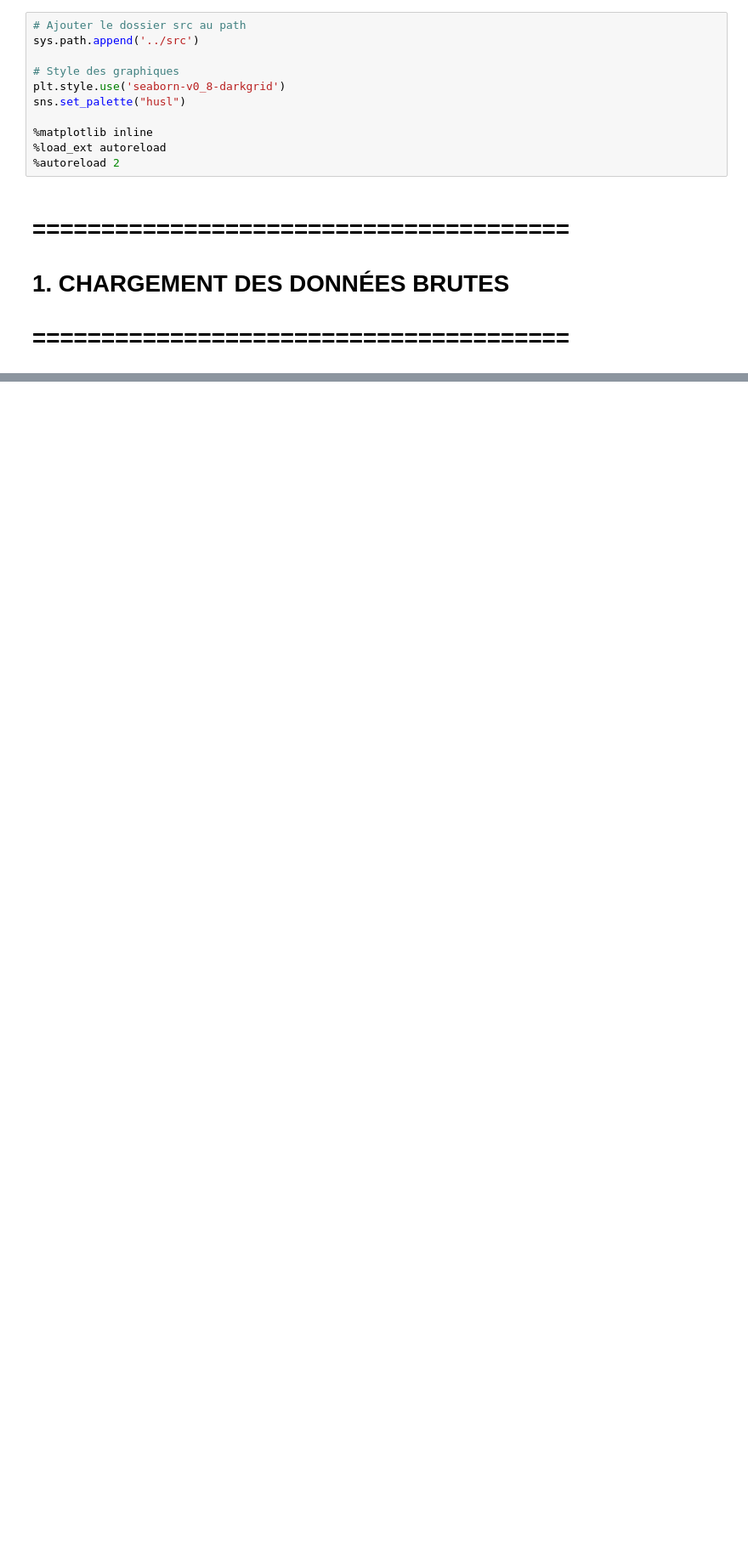
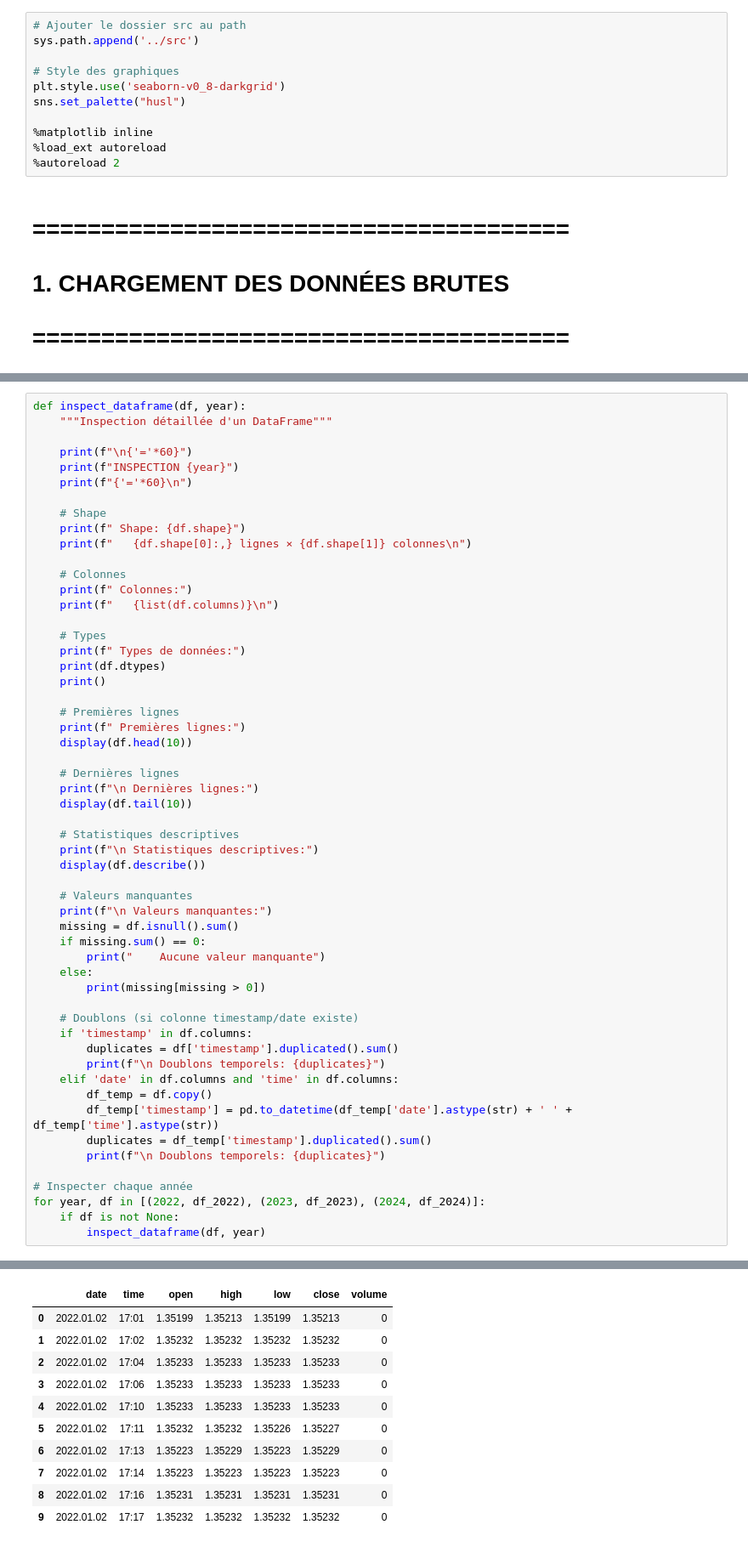
Before and after one commit to ivpalas/Projet-Trading-API, a Jupyter notebook: notebooks/01_exploration.ipynb, the cells around one changed output, grey strips where cells are left out. Shown at 85% size. Cells and saved outputs as stored; diff of their text form; blank space fills up the shorter version.

```diff
--- a/notebooks/01_exploration.ipynb
+++ b/notebooks/01_exploration.ipynb
@@ -45,0 +91,56 @@ df_2024 = load_raw_csv(2024)
+# %%
+def inspect_dataframe(df, year):
+    """Inspection détaillée d'un DataFrame"""
+
+    print(f"\n{'='*60}")
+    print(f"INSPECTION {year}")
+    print(f"{'='*60}\n")
+
+    # Shape
+    print(f" Shape: {df.shape}")
+    print(f"   {df.shape[0]:,} lignes × {df.shape[1]} colonnes\n")
+
+    # Colonnes
+    print(f" Colonnes:")
+    print(f"   {list(df.columns)}\n")
+
+    # Types
+    print(f" Types de données:")
+    print(df.dtypes)
+    print()
+
+    # Premières lignes
+    print(f" Premières lignes:")
+    display(df.head(10))
+
+    # Dernières lignes
+    print(f"\n Dernières lignes:")
+    display(df.tail(10))
+
+    # Statistiques descriptives
+    print(f"\n Statistiques descriptives:")
+    display(df.describe())
+
+    # Valeurs manquantes
+    print(f"\n Valeurs manquantes:")
+    missing = df.isnull().sum()
+    if missing.sum() == 0:
+        print("    Aucune valeur manquante")
+    else:
+        print(missing[missing > 0])
+
+    # Doublons (si colonne timestamp/date existe)
+    if 'timestamp' in df.columns:
+        duplicates = df['timestamp'].duplicated().sum()
+        print(f"\n Doublons temporels: {duplicates}")
+    elif 'date' in df.columns and 'time' in df.columns:
+        df_temp = df.copy()
+        df_temp['timestamp'] = pd.to_datetime(df_temp['date'].astype(str) + ' ' + df_temp['time'].astype(str))
+        duplicates = df_temp['timestamp'].duplicated().sum()
+        print(f"\n Doublons temporels: {duplicates}")
+
+# Inspecter chaque année
+for year, df in [(2022, df_2022), (2023, df_2023), (2024, df_2024)]:
+    if df is not None:
+        inspect_dataframe(df, year)
+# %% [output]
@@ -45,0 +164,11 @@ df_2024 = load_raw_csv(2024)
+|  | date | time | open | high | low | close | volume |
+| 0 | 2022.01.02 | 17:01 | 1.35199 | 1.35213 | 1.35199 | 1.35213 | 0 |
+| 1 | 2022.01.02 | 17:02 | 1.35232 | 1.35232 | 1.35232 | 1.35232 | 0 |
+| 2 | 2022.01.02 | 17:04 | 1.35233 | 1.35233 | 1.35233 | 1.35233 | 0 |
+| 3 | 2022.01.02 | 17:06 | 1.35233 | 1.35233 | 1.35233 | 1.35233 | 0 |
+| 4 | 2022.01.02 | 17:10 | 1.35233 | 1.35233 | 1.35233 | 1.35233 | 0 |
+| 5 | 2022.01.02 | 17:11 | 1.35232 | 1.35232 | 1.35226 | 1.35227 | 0 |
+| 6 | 2022.01.02 | 17:13 | 1.35223 | 1.35229 | 1.35223 | 1.35229 | 0 |
+| 7 | 2022.01.02 | 17:14 | 1.35223 | 1.35223 | 1.35223 | 1.35223 | 0 |
+| 8 | 2022.01.02 | 17:16 | 1.35231 | 1.35231 | 1.35231 | 1.35231 | 0 |
+| 9 | 2022.01.02 | 17:17 | 1.35232 | 1.35232 | 1.35232 | 1.35232 | 0 |
```
Also changed, not shown: parts of 11 cells of this notebook.
